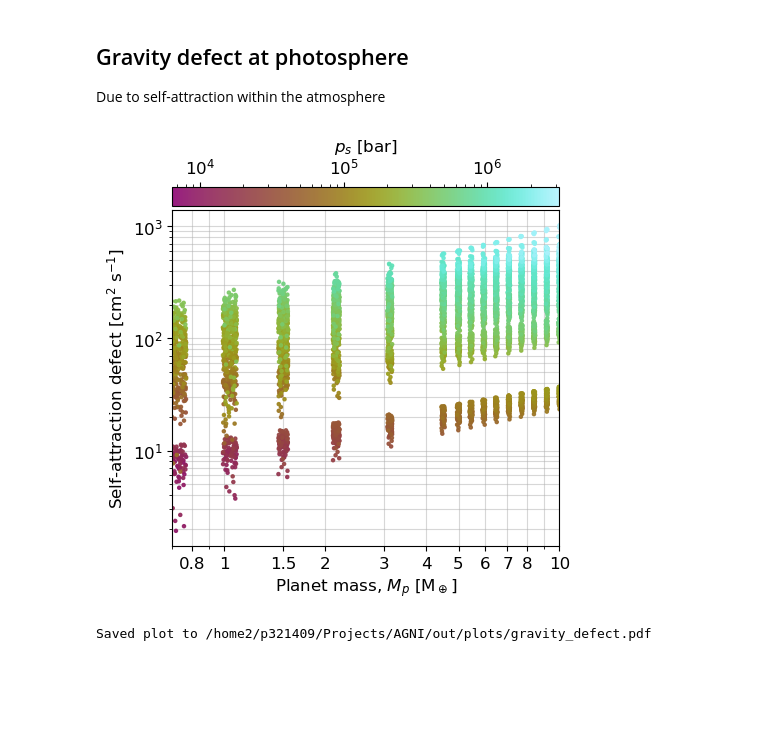
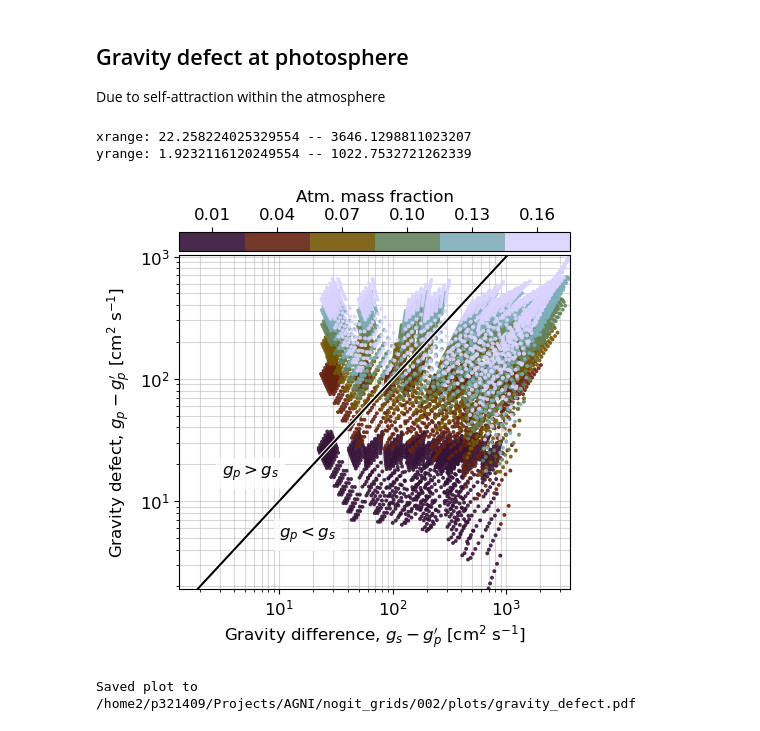
Before and after one commit to nichollsh/AGNI, a Jupyter notebook: misc/utilities/grid_plot.ipynb, the cells around one changed output. Saved outputs shown, nothing was run; the diff lists cells and outputs as text; code cells hidden in the pictures; blank space fills up the shorter version.

Commit message:
Gravity plot

```diff
--- a/misc/utilities/grid_plot.ipynb
+++ b/misc/utilities/grid_plot.ipynb
@@ -30,7 +30,7 @@ bar = 1e5 # Pa
 # data_dir = "/home/n/nichollsh/thesis_pipeline/data/"
 data_dir = "/home2/p321409/Projects/thesis_pipeline/data/"
 
-output_dir = os.path.abspath("../../out/")
+output_dir = os.path.abspath("../../nogit_grids/002/")
 
 plots_dir = os.path.join(output_dir,"plots")
 if os.path.isdir(plots_dir):
@@ -614,46 +614,66 @@ Due to self-attraction within the atmosphere
 # %%
 fig, ax = plt.subplots(1,1, figsize=(5,5))
 
-xkey = "mass_tot"
-xlbl = "Surface pressure, "+units[xkey][2]
-
-zkey = "p_surf"
+zkey = "frac_atm"
 
 # successful runs
 df = data[data["succ"] > 0.5]
+
+# actual photosphere gravity
+gp_act = df["g_phot"].iloc[:]
 
 # surface gravity
 gs = Gconst * df["mass_tot"] * M_earth * (1-df["frac_atm"]) / np.array(df["r_surf"])**2
 
 # expected photosphere gravity
-gp = gs * (df["r_surf"]/df["r_phot"])**2
+gp_exp = gs * (df["r_surf"]/df["r_phot"])**2
 
 c = df[zkey].iloc[:] * units[zkey][0]
 x = df[xkey].iloc[:] * units[xkey][0]
-x += (np.random.rand(len(x))-0.5)*0.1
-y = 100*(df["g_phot"].iloc[:] * units["g_phot"][0] - gp)
-sm = ax.scatter(x,y, c=c, s=5, alpha=0.9, zorder=2, cmap=hawaii, rasterized=True, norm='log')
 
-ax.set_xlabel(r"Planet mass, $M_p$ [M$_\oplus$]")
+# expected photosphere minus surface
+x = 100*(gs - gp_exp)
+
+# actual minus expected (at photosphere)
+y = 100*(gp_act - gp_exp)
+sm = ax.scatter(x,y, c=c, s=8, alpha=0.9, zorder=2, cmap=glasgow, rasterized=True, edgecolors='none')
+
+ax.set_xlabel(r"Gravity difference, $g_s - g_p'$ [cm$^2$ s$^{-1}$]")
 ax.set_xscale("log")
-ax.xaxis.set_major_formatter(mpl.ticker.FormatStrFormatter("%g"))
-ax.xaxis.set_ticks(mass_ticks)
-ax.set_xlim(0.7, 10)
+print(f"xrange: {np.amin(x)} -- {np.amax(x)}")
 
-ax.set_ylabel(r"Self-attraction defect [cm$^2$ s$^{-1}$]")
+ax.set_ylabel(r"Gravity defect, $g_p - g_p'$ [cm$^2$ s$^{-1}$]")
 ax.set_yscale("log")
+print(f"yrange: {np.amin(y)} -- {np.amax(y)}")
+
+# y = x line
+axmax = max(np.amax(x), np.amax(y))
+axmin = min(np.amin(x), np.amin(y))
+ax.plot([axmin,axmax], [axmin,axmax], color='w', lw=3)
+ax.plot([axmin,axmax], [axmin,axmax], color='k', lw=1.5)
 
 cbtk = np.unique(z)
-cb = fig.colorbar(sm, label=units[zkey][2], pad=0.01, location='top')
+cb = fig.colorbar(sm, label=units[zkey][2], pad=0.01, location='top',
+                  values=cbtk, ticks=cbtk)
 
 ax.grid(alpha=0.5, zorder=-2, which='both')
+
+
+bbox = dict(facecolor='w', alpha=0.8, edgecolor='none')
+ax.text(10,16,r"$g_p > g_s$", ha='right', bbox=bbox, zorder=999)
+ax.text(10,5,r"$g_p < g_s$",  ha='left' , bbox=bbox, zorder=999)
+
+ax.set_xlim(right=np.amax(x))
+ax.set_ylim(np.amin(y), np.amax(y))
 
 fig.tight_layout()
 plt.show()
 
 fname = os.path.join(plots_dir,"gravity_defect.pdf")
 fig.savefig(fname, dpi=300, bbox_inches='tight')
 print(f"Saved plot to {fname}")
 # %% [output]
+xrange: 22.258224025329554 -- 3646.1298811023207
+yrange: 1.9232116120249554 -- 1022.7532721262339
-[figure, old version]
+[figure, new version]
-Saved plot to /home2/p321409/Projects/AGNI/out/plots/gravity_defect.pdf
+Saved plot to /home2/p321409/Projects/AGNI/nogit_grids/002/plots/gravity_defect.pdf
```
Also changed, not shown: parts of 2 cells of this notebook.
